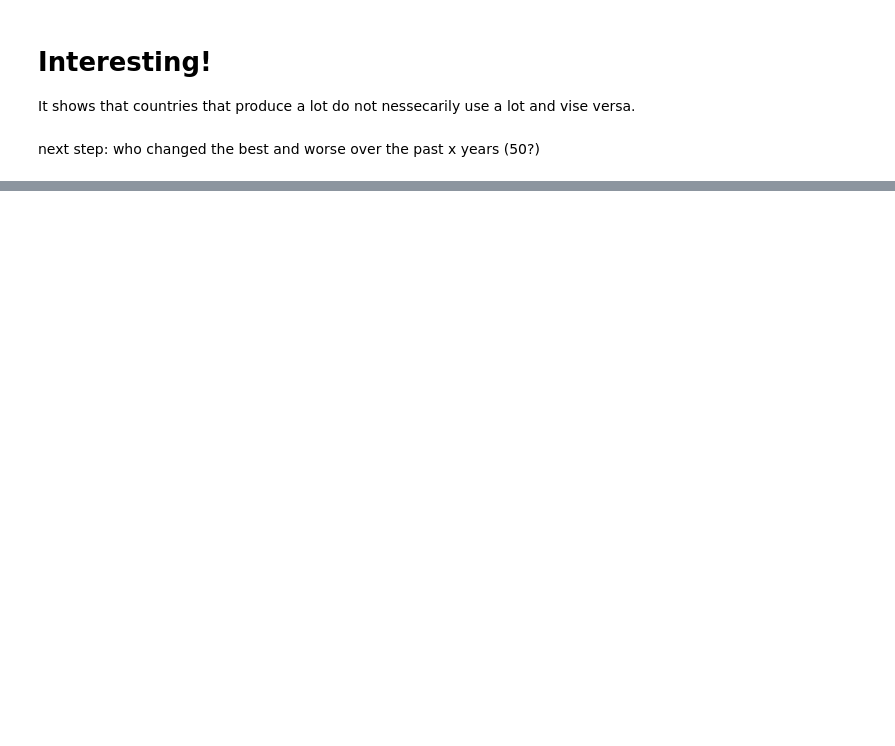
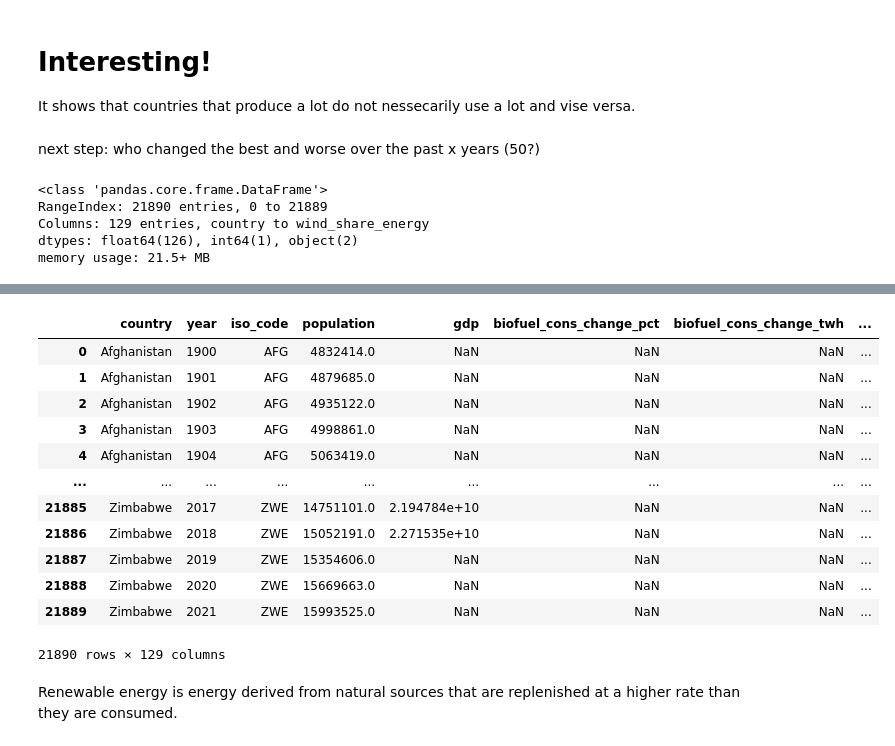
Before and after one commit to MevrouwHelderder/final_assignment, a Jupyter notebook: Final_Assignment.ipynb, the cells around one changed output, grey strips where cells are left out. Saved outputs shown, nothing was run; the diff lists cells and outputs as text; code cells hidden in the pictures; blank space fills up the shorter version.

```diff
--- a/Final_Assignment.ipynb
+++ b/Final_Assignment.ipynb
@@ -193,3 +219,14 @@ top_co2_consumer_pc_2020
 It shows that countries that produce a lot do not nessecarily use a lot and vise versa.
 # %% [markdown]
 next step: who changed the best and worse over the past x years (50?)
+# %%
+energy_total_df.info()
+# %% [output]
+<class 'pandas.core.frame.DataFrame'>
+RangeIndex: 21890 entries, 0 to 21889
+Columns: 129 entries, country to wind_share_energy
+dtypes: float64(126), int64(1), object(2)
+memory usage: 21.5+ MB
+# %%
+energy_total_df
+# %% [output]
@@ -195,0 +234,13 @@ next step: who changed the best and worse over the past x years (50?)
+|  | country | year | iso_code | population | gdp | biofuel_cons_change_pct | biofuel_cons_change_twh | ... |
+| 0 | Afghanistan | 1900 | AFG | 4832414.0 | NaN | NaN | NaN | ... |
+| 1 | Afghanistan | 1901 | AFG | 4879685.0 | NaN | NaN | NaN | ... |
+| 2 | Afghanistan | 1902 | AFG | 4935122.0 | NaN | NaN | NaN | ... |
+| 3 | Afghanistan | 1903 | AFG | 4998861.0 | NaN | NaN | NaN | ... |
+| 4 | Afghanistan | 1904 | AFG | 5063419.0 | NaN | NaN | NaN | ... |
+| ... | ... | ... | ... | ... | ... | ... | ... | ... |
+| 21885 | Zimbabwe | 2017 | ZWE | 14751101.0 | 2.194784e+10 | NaN | NaN | ... |
+| 21886 | Zimbabwe | 2018 | ZWE | 15052191.0 | 2.271535e+10 | NaN | NaN | ... |
+| 21887 | Zimbabwe | 2019 | ZWE | 15354606.0 | NaN | NaN | NaN | ... |
+| 21888 | Zimbabwe | 2020 | ZWE | 15669663.0 | NaN | NaN | NaN | ... |
+| 21889 | Zimbabwe | 2021 | ZWE | 15993525.0 | NaN | NaN | NaN | ... |
+21890 rows × 129 columns
@@ -195,0 +259,2 @@ next step: who changed the best and worse over the past x years (50?)
+# %% [markdown]
+Renewable energy is energy derived from natural sources that are replenished at a higher rate than they are consumed.
```
Also changed, not shown: parts of 13 cells of this notebook.
